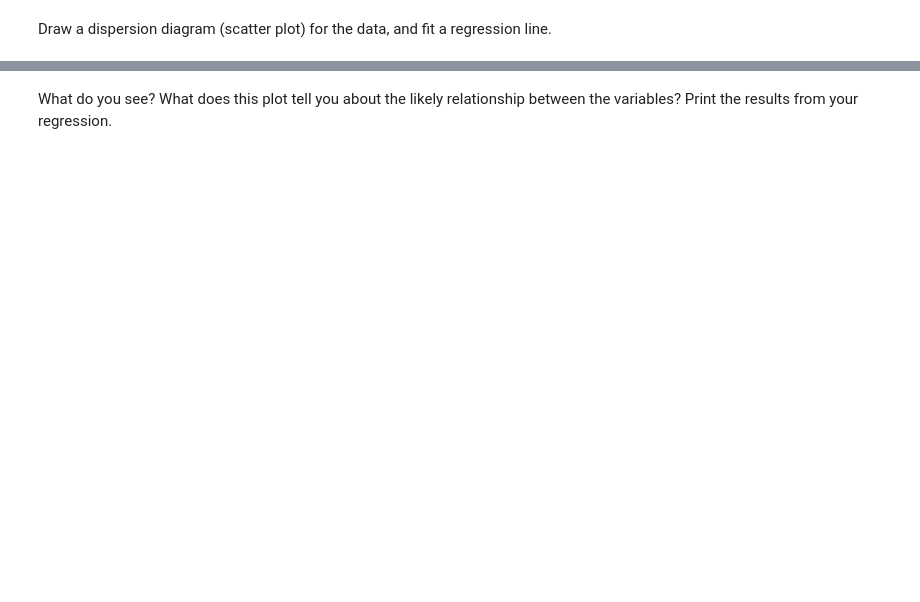
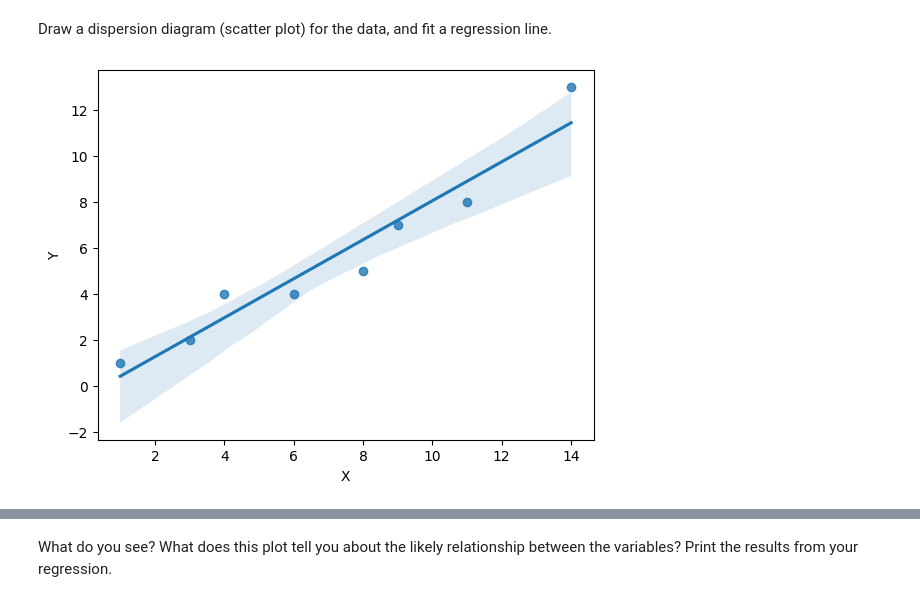
Before and after one commit to ironhack-labs/lab-regression-analysis-en, a Jupyter notebook: your-code/lab-regression-analysis.ipynb, the cells around one changed output, grey strips where cells are left out. Cells and saved outputs as stored; diff of their text form; code cells hidden in the pictures; blank space fills up the shorter version.

```diff
--- a/your-code/lab-regression-analysis.ipynb
+++ b/your-code/lab-regression-analysis.ipynb
@@ -335,0 +334,9 @@ First, build a dataframe with the data.
+# %%
+# Your code here.
+df = pd.DataFrame(
+    {
+        "X": [1, 3, 4, 6, 8, 9, 11, 14],
+        "Y": [1, 2, 4, 4, 5, 7, 8, 13]
+    }
+)
+df.head()
@@ -339,0 +352,6 @@ Draw a dispersion diagram (scatter plot) for the data, and fit a regression line
+# %%
+# Your code here.
+sns.regplot(x="X", y="Y", data=df)
+plt.show()
+# %% [output]
+[figure, added]
```
Also changed, not shown: parts of 18 cells of this notebook.
